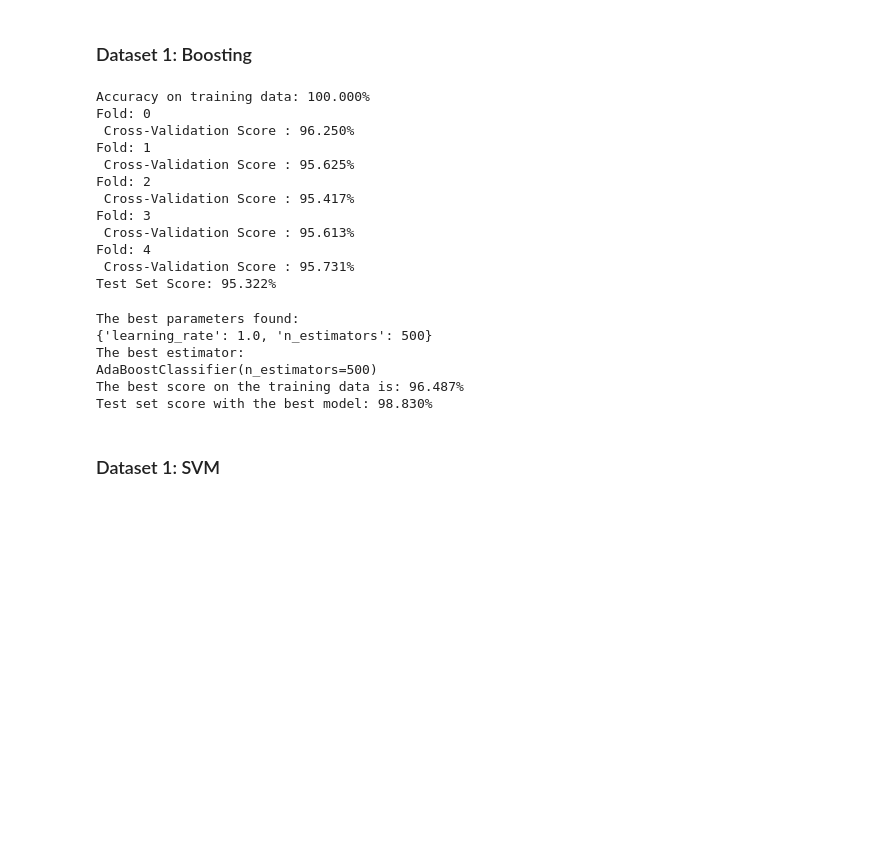
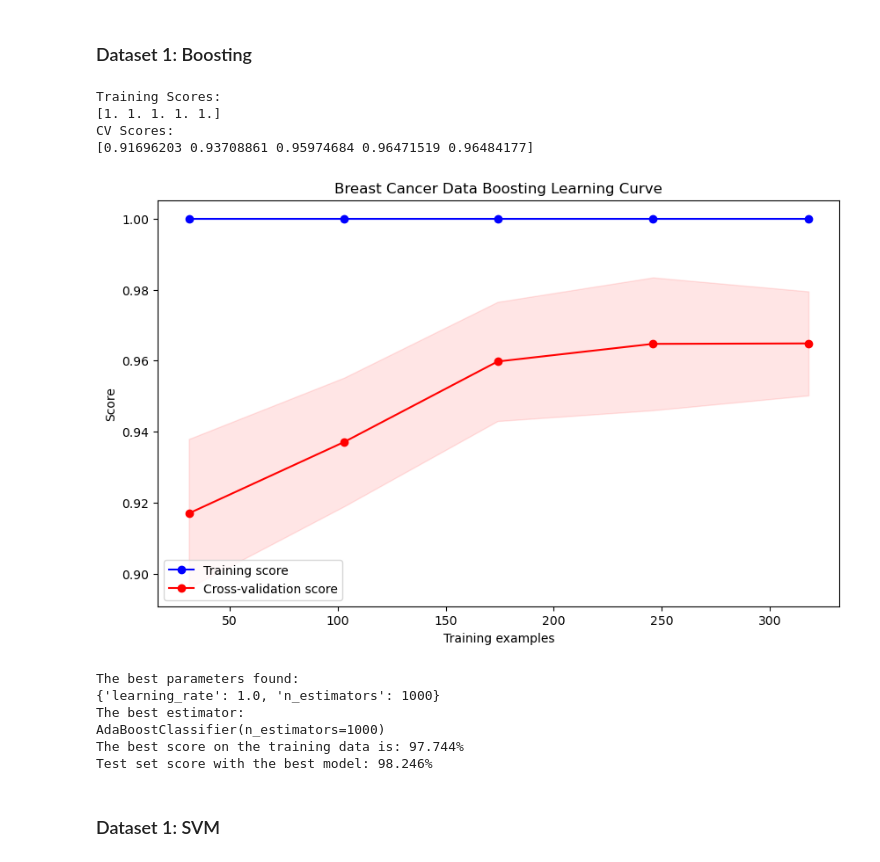
Before and after one commit to DanielNBach/supervised_learning, a Jupyter notebook: Supervised Learning.ipynb, the cells around one changed output. Drawn from its saved outputs; the diff is of its cells as text; code cells hidden in the pictures; blank space fills up the shorter version.

```diff
--- a/Supervised Learning.ipynb
+++ b/Supervised Learning.ipynb
@@ -176,33 +181,26 @@ Test set score with the best model: 91.813%
 ### Dataset 1: Boosting
 # %%
 model = AdaBoostClassifier()
-classification_model(model, train_X, train_Y, test_X, test_Y)
+classification_model(model, train_X, np.ravel(train_Y), 'Breast Cancer Data Boosting Learning Curve', 'd1_boost.png')
 # %% [output]
-Accuracy on training data: 100.000%
-Fold: 0
- Cross-Validation Score : 96.250%
-Fold: 1
- Cross-Validation Score : 95.625%
-Fold: 2
- Cross-Validation Score : 95.417%
-Fold: 3
- Cross-Validation Score : 95.613%
-Fold: 4
- Cross-Validation Score : 95.731%
-Test Set Score: 95.322%
+Training Scores:
+[1. 1. 1. 1. 1.]
+CV Scores:
+[0.91696203 0.93708861 0.95974684 0.96471519 0.96484177]
+[figure, added]
 # %%
 param_grid = {
     'n_estimators': [10, 50, 250, 500, 1000],
     'learning_rate': [0.01, 0.1, 0.3, 0.5, 0.7, 1.0],
 }
-classification_model_gridsearchCV(model, param_grid, train_X, train_Y, test_X, test_Y)
+classification_model_gridsearchCV(model, param_grid, train_X, np.ravel(train_Y), test_X, np.ravel(test_Y))
 # %% [output]
 The best parameters found:
-{'learning_rate': 1.0, 'n_estimators': 500}
+{'learning_rate': 1.0, 'n_estimators': 1000}
 The best estimator:
-AdaBoostClassifier(n_estimators=500)
-The best score on the training data is: 96.487%
-Test set score with the best model: 98.830%
+AdaBoostClassifier(n_estimators=1000)
+The best score on the training data is: 97.744%
+Test set score with the best model: 98.246%
 # %% [markdown]
 ### Dataset 1: SVM
 # %%
```
Also changed, not shown: parts of 23 cells of this notebook, 15 other files.
